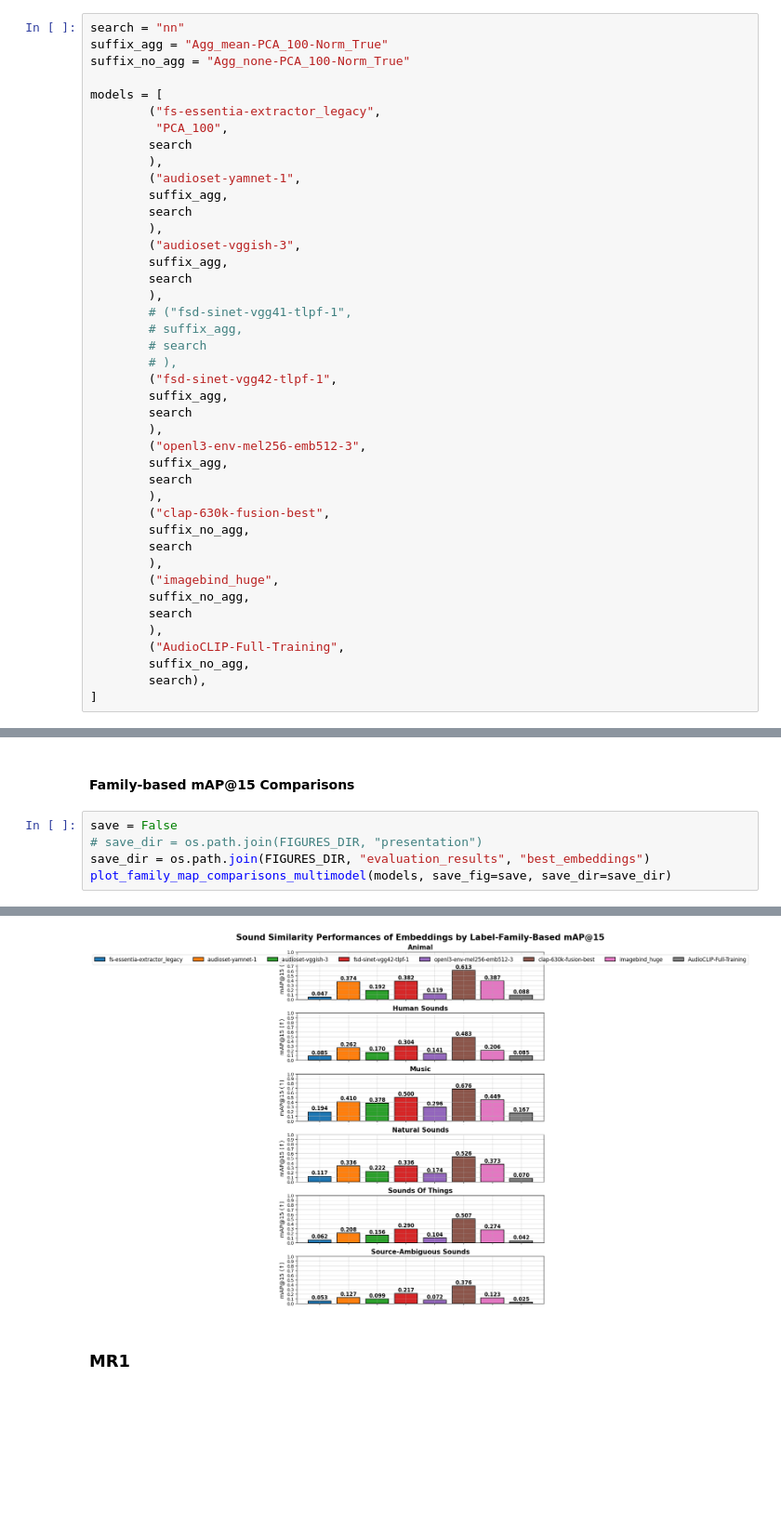
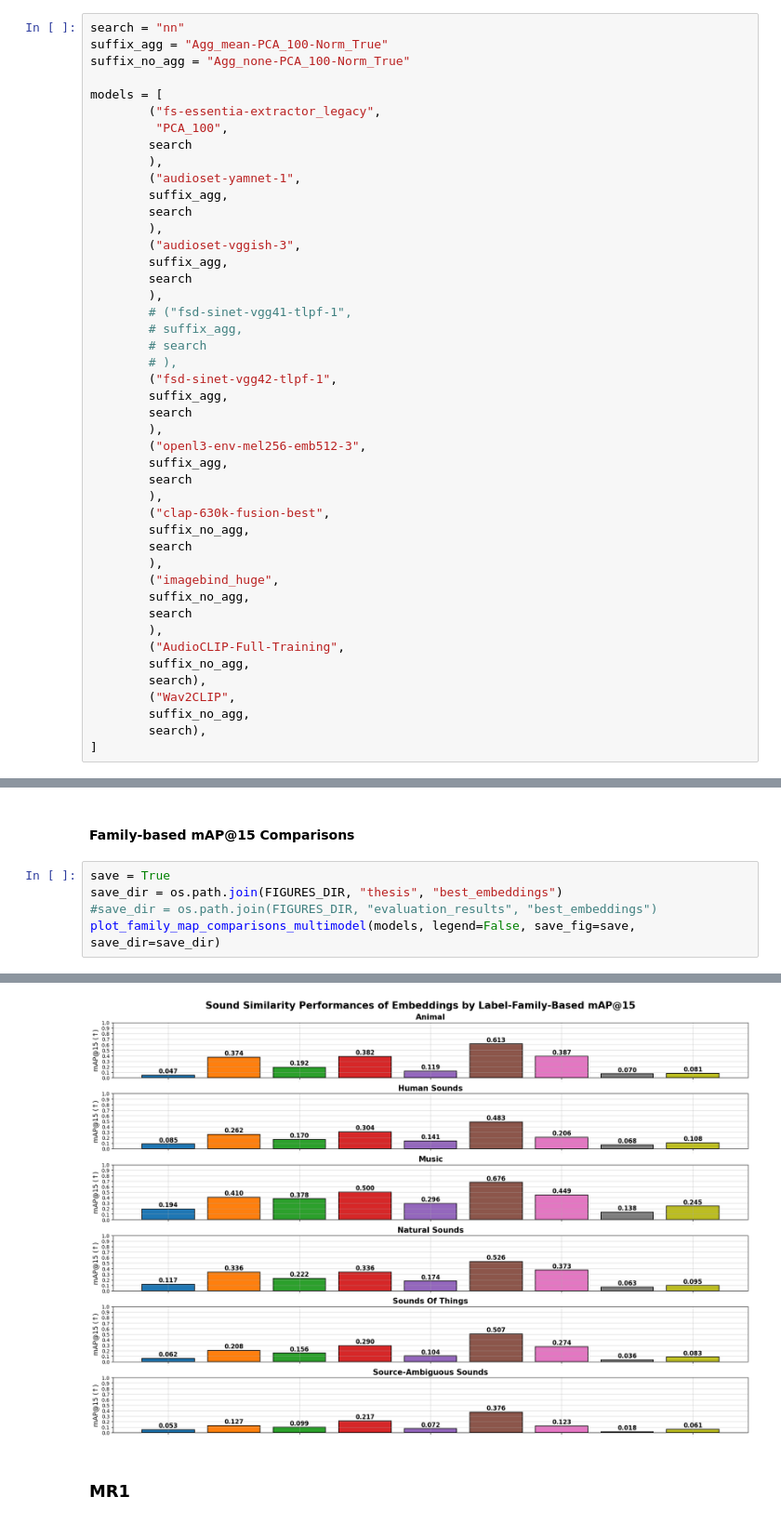
Before and after one commit to raraz15/semantic-sound-similarity, a Jupyter notebook: code/notebooks/metrics_plot.ipynb, the cells around one changed output, grey strips where cells are left out. Shown at 93% size. Drawn from its saved outputs; the diff is of its cells as text; blank space fills up the shorter version.

Commit message:
legend optional plots

```diff
--- a/code/notebooks/metrics_plot.ipynb
+++ b/code/notebooks/metrics_plot.ipynb
@@ -62,6 +59,9 @@ models = [
         ("AudioCLIP-Full-Training",
         suffix_no_agg,
         search),
+        ("Wav2CLIP",
+        suffix_no_agg,
+        search),
 ]
 # %% [markdown]
 ## Compare Best Models
@@ -81,8 +83,8 @@ plot_map_comparisons_multimodel(models, "macro", save_fig=save, save_dir=save_di
 # %% [markdown]
 #### Family-based mAP@15 Comparisons
 # %%
-save = False
-# save_dir = os.path.join(FIGURES_DIR, "presentation")
-save_dir = os.path.join(FIGURES_DIR, "evaluation_results", "best_embeddings")
-plot_family_map_comparisons_multimodel(models, save_fig=save, save_dir=save_dir)
+save = True
+save_dir = os.path.join(FIGURES_DIR, "thesis", "best_embeddings")
+#save_dir = os.path.join(FIGURES_DIR, "evaluation_results", "best_embeddings")
+plot_family_map_comparisons_multimodel(models, legend=False, save_fig=save, save_dir=save_dir)
 # %% [output]
@@ -89,4 +109,4 @@ plot_family_map_comparisons_multimodel(models, save_fig=save, save_dir=save_dir)
-[figure, old version]
+[figure, new version]
 # %% [markdown]
 ### MR1
 # %%
```
Also changed, not shown: parts of 3 cells of this notebook, 1 other file.
